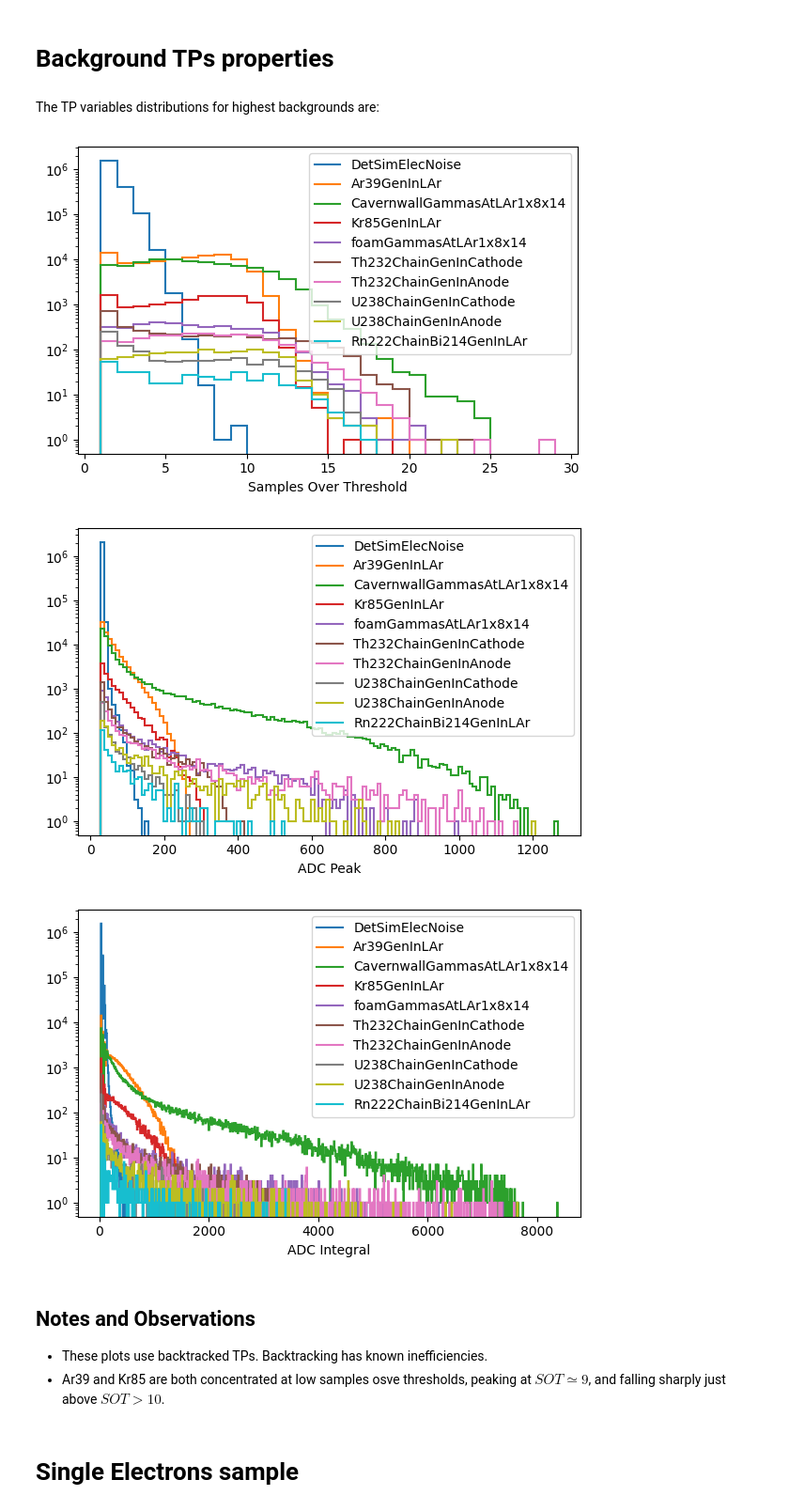
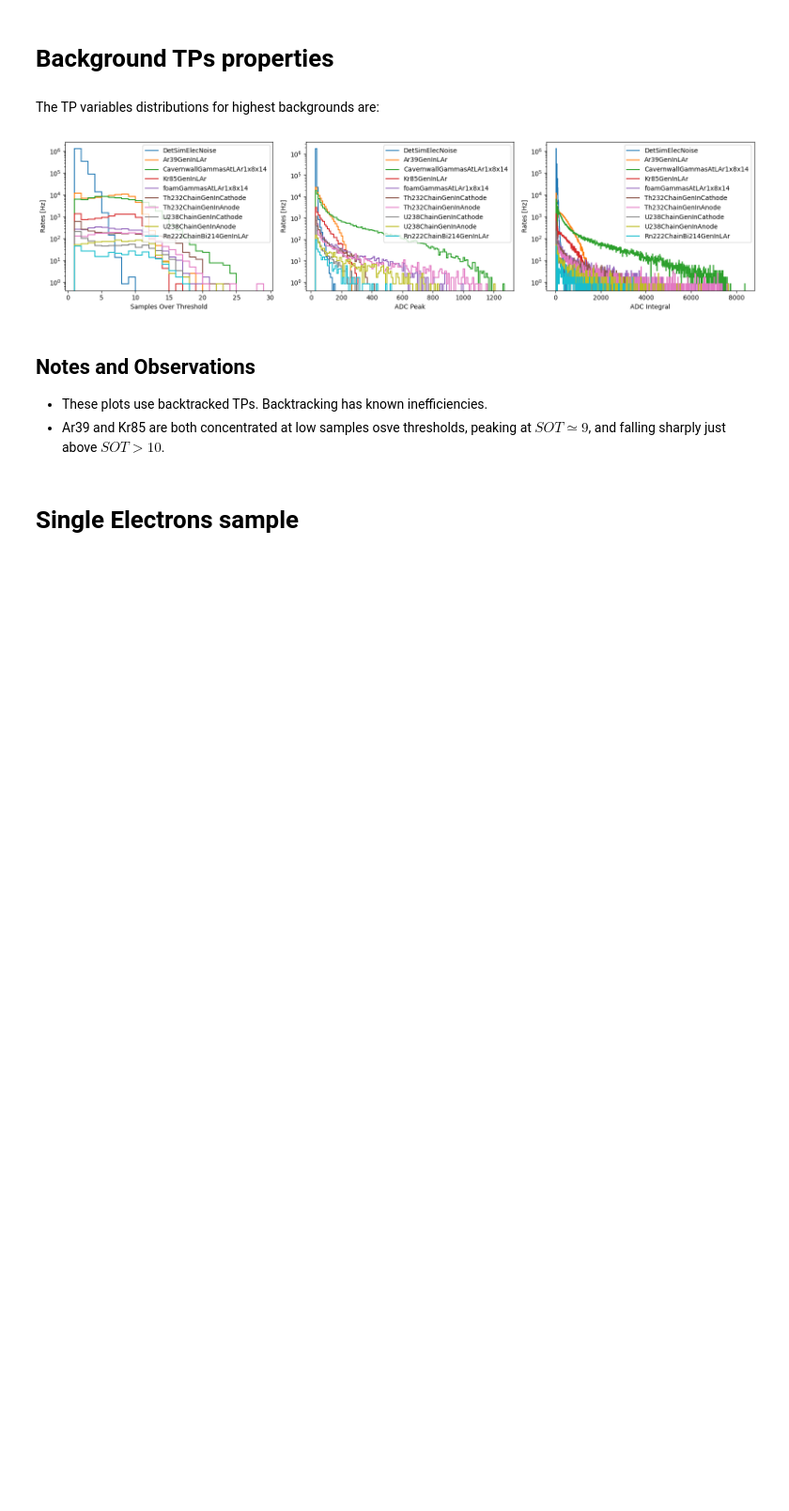
Before and after one commit to alessandrothea/tpvalidator, a Jupyter notebook: notebooks/studies/1x8x14/VD-1x8x14-TPFiltering.ipynb, the cells around one changed output. Shown at 94% size. Drawn from its saved outputs; the diff is of its cells as text; code cells hidden in the pictures; blank space fills up the shorter version.

```diff
--- a/notebooks/studies/1x8x14/VD-1x8x14-TPFiltering.ipynb
+++ b/notebooks/studies/1x8x14/VD-1x8x14-TPFiltering.ipynb
@@ -121,14 +123,18 @@ var_specs={
 # %%
 figsize=(6,4)
 # query='adc_peak > 45 & samples_over_threshold > 9'
 query=None
-fig = rad_tpp.plot_var_by_generator(query=query, rop=2, var_spec=var_specs['samples_over_threshold'], figsize=figsize)
-fig = rad_tpp.plot_var_by_generator(query=query, rop=2, var_spec=var_specs['adc_peak'], figsize=figsize)
-fig = rad_tpp.plot_var_by_generator(query=query, rop=2, var_spec=var_specs['adc_integral'], figsize=figsize)
+norm='rate'
+
+fig, axes = plt.subplots(1, 3, figsize=(16,4))
+
+rad_tpp.plot_var_by_generator(query=query, rop=2, var_spec=var_specs['samples_over_threshold'], norm=norm, geo_norm='crp', ax=axes[0])
+rad_tpp.plot_var_by_generator(query=query, rop=2, var_spec=var_specs['adc_peak'], norm=norm, geo_norm='crp', ax=axes[1])
+rad_tpp.plot_var_by_generator(query=query, rop=2, var_spec=var_specs['adc_integral'], norm=norm, geo_norm='crp', ax=axes[2])
+
+fig.tight_layout()
 # %% [output]
-[figure, old version]
+[figure, new version]
-[figure, removed]
-[figure, removed]
 # %% [markdown]
 ## Notes and Observations
 
```
Also changed, not shown: parts of 3 cells of this notebook, 3 other files.
